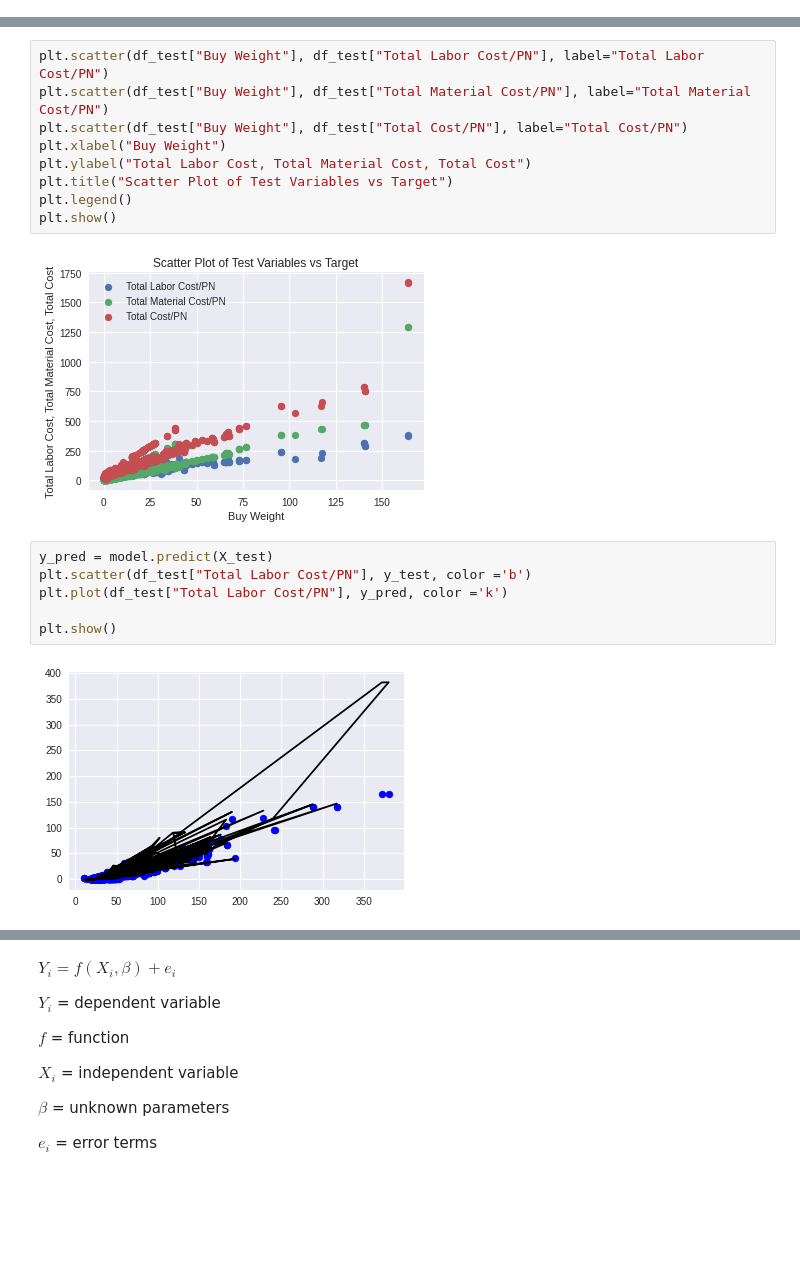
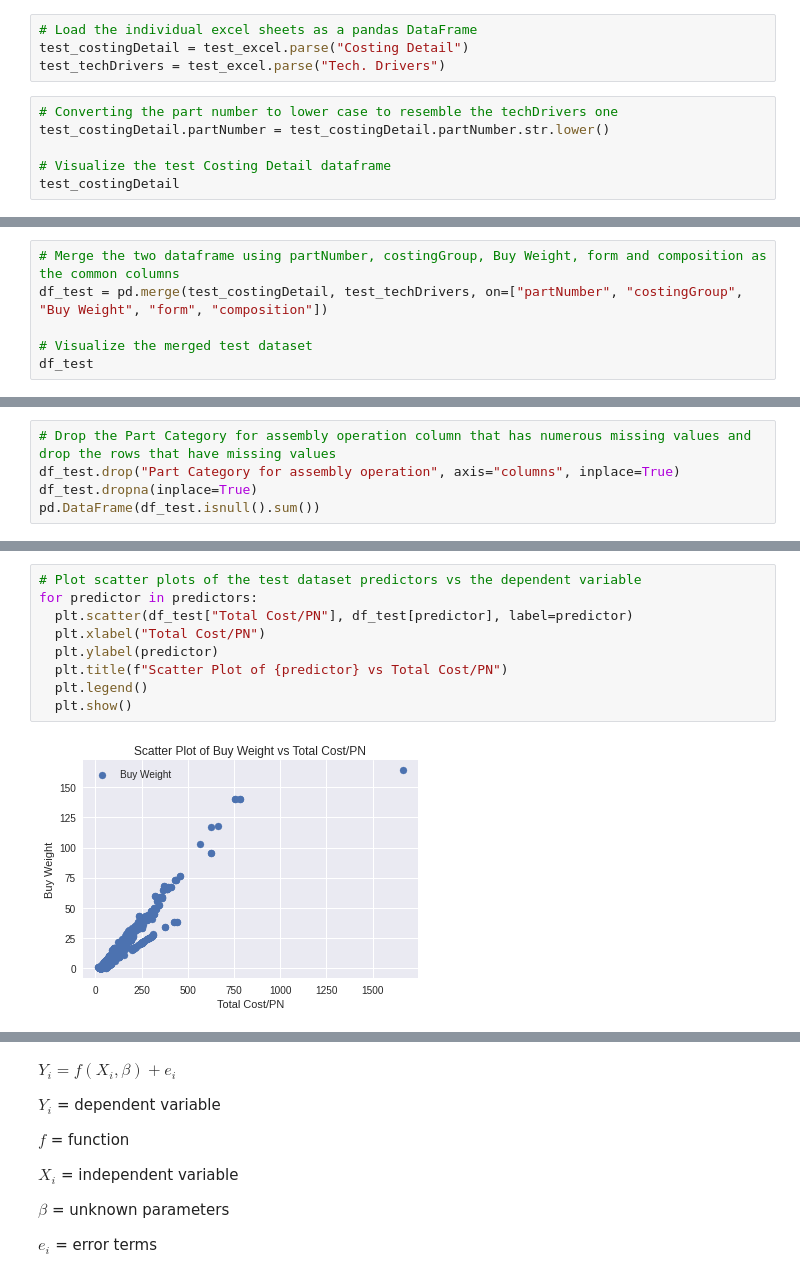
Before and after one commit to sam505/Machine_Learning, a Jupyter notebook: Predictive_Analysis.ipynb, the cells around one changed output, grey strips where cells are left out. Drawn from its saved outputs; the diff is of its cells as text; blank space fills up the shorter version.

```diff
--- a/Predictive_Analysis.ipynb
+++ b/Predictive_Analysis.ipynb
@@ -166,0 +254,10 @@ df_test.corr()
+# %%
+# Load the individual excel sheets as a pandas DataFrame
+test_costingDetail = test_excel.parse("Costing Detail")
+test_techDrivers = test_excel.parse("Tech. Drivers")
+# %%
+# Converting the part number to lower case to resemble the techDrivers one
+test_costingDetail.partNumber = test_costingDetail.partNumber.str.lower()
+
+# Visualize the test Costing Detail dataframe
+test_costingDetail
@@ -166,0 +295,6 @@ df_test.corr()
+# %%
+# Merge the two dataframe using partNumber, costingGroup, Buy Weight, form and composition as the common columns
+df_test = pd.merge(test_costingDetail, test_techDrivers, on=["partNumber", "costingGroup", "Buy Weight", "form", "composition"])
+
+# Visualize the merged test dataset
+df_test
@@ -166,0 +336,5 @@ df_test.corr()
+# %%
+# Drop the Part Category for assembly operation column that has numerous missing values and drop the rows that have missing values
+df_test.drop("Part Category for assembly operation", axis="columns", inplace=True)
+df_test.dropna(inplace=True)
+pd.DataFrame(df_test.isnull().sum())
@@ -195,19 +395,11 @@ plt.show()
-# %%
-plt.scatter(df_test["Buy Weight"], df_test["Total Labor Cost/PN"], label="Total Labor Cost/PN")
-plt.scatter(df_test["Buy Weight"], df_test["Total Material Cost/PN"], label="Total Material Cost/PN")
-plt.scatter(df_test["Buy Weight"], df_test["Total Cost/PN"], label="Total Cost/PN")
-plt.xlabel("Buy Weight")
-plt.ylabel("Total Labor Cost, Total Material Cost, Total Cost")
-plt.title("Scatter Plot of Test Variables vs Target")
-plt.legend()
-plt.show()
-# %% [output]
-[figure, removed]
-# %%
-y_pred = model.predict(X_test)
-plt.scatter(df_test["Total Labor Cost/PN"], y_test, color ='b')
-plt.plot(df_test["Total Labor Cost/PN"], y_pred, color ='k')
-
-plt.show()
-# %% [output]
-[figure, removed]
+# %%
+# Plot scatter plots of the test dataset predictors vs the dependent variable
+for predictor in predictors:
+  plt.scatter(df_test["Total Cost/PN"], df_test[predictor], label=predictor)
+  plt.xlabel("Total Cost/PN")
+  plt.ylabel(predictor)
+  plt.title(f"Scatter Plot of {predictor} vs Total Cost/PN")
+  plt.legend()
+  plt.show()
+# %% [output]
+[figure, added]
```
Also changed, not shown: parts of 44 cells of this notebook.
